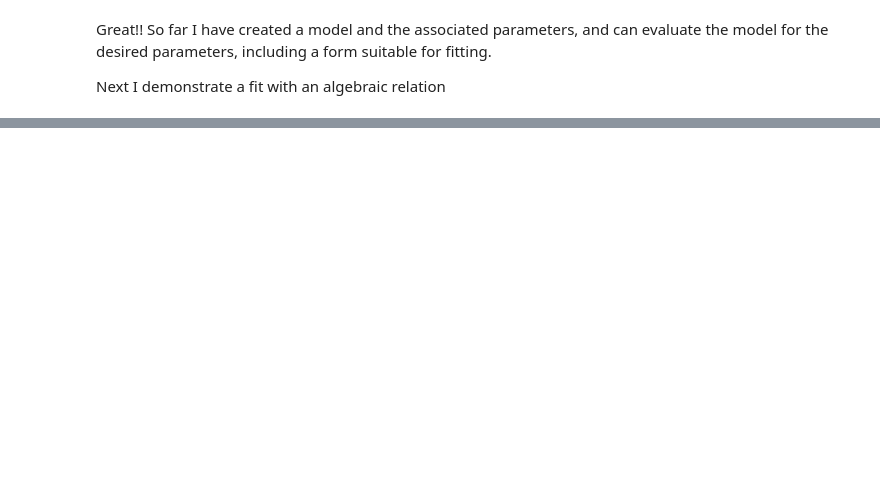
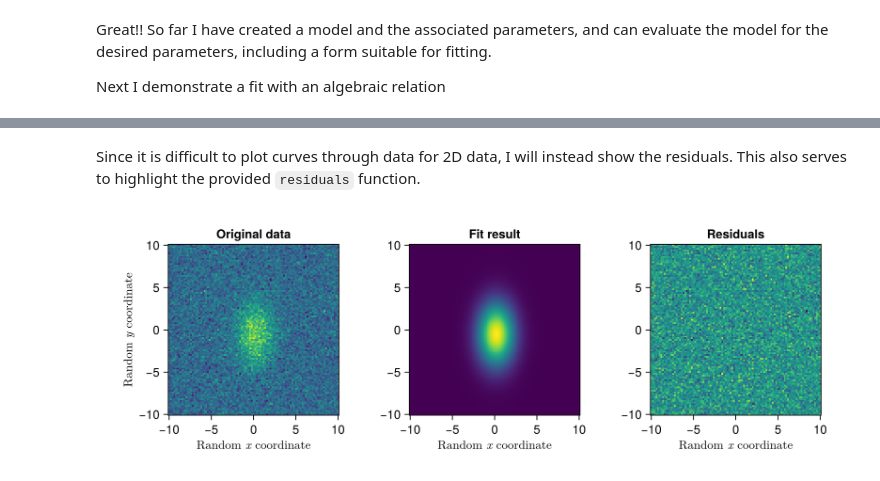
Before and after one commit to ispielma/LMfit.jl, a Jupyter notebook: notebooks/Demo.ipynb, the cells around one changed output, grey strips where cells are left out. Drawn from its saved outputs; the diff is of its cells as text; code cells hidden in the pictures; blank space fills up the shorter version.

```diff
--- a/notebooks/Demo.ipynb
+++ b/notebooks/Demo.ipynb
@@ -152,0 +172,16 @@ f
+# %%
+update_vars!(m, :x, :y)
+
+# These are the parameters we want to fit
+ps = Parameters()
+add!(ps, :amp; value=1.0, min=0.0, max=5.0)
+add!(ps, :cen_x; value=0.0, min=-5.0, max=5.0)
+add!(ps, :cen_y; value=0.0, min=-5.0, max=5.0)
+add!(ps, :wid_x; value=1.0)
+add!(ps, :wid_y; value=1.0)
+
+# Generate data from the model before and after the fit
+fm = fit(m, z_noise, ps; x=xgrid, y=ygrid)
+z_model = m(ps; x=xgrid, y=ygrid)
+z_fit = m(fm.ps_best; x=xgrid, y=ygrid)
+println("Final parameters: $(ps_fit)")
@@ -152,0 +196,23 @@ f
+# %% [markdown]
+Since it is difficult to plot curves through data for 2D data, I will instead show the residuals.  This also serves to highlight the provided `residuals` function.
+# %%
+f = Figure(size=(12,4).*72)
+ax = Axis(f[1,1], aspect=1, title="Original data")
+heatmap!(ax, x, y, z_noise)
+
+ax.xlabel = L"Random $x$ coordinate"
+ax.ylabel = L"Random $y$ coordinate"
+
+ax = Axis(f[1, 2], aspect=1, title="Fit result")
+heatmap!(ax, x, y, z_fit)
+
+ax.xlabel = L"Random $x$ coordinate"
+
+ax = Axis(f[1, 3], aspect=1, title="Residuals")
+heatmap!(ax, x, y, residuals(fm) )
+
+ax.xlabel = L"Random $x$ coordinate"
+
+f
+# %% [output]
+[figure, added]
```
Also changed, not shown: parts of 11 cells of this notebook, 3 other files.
